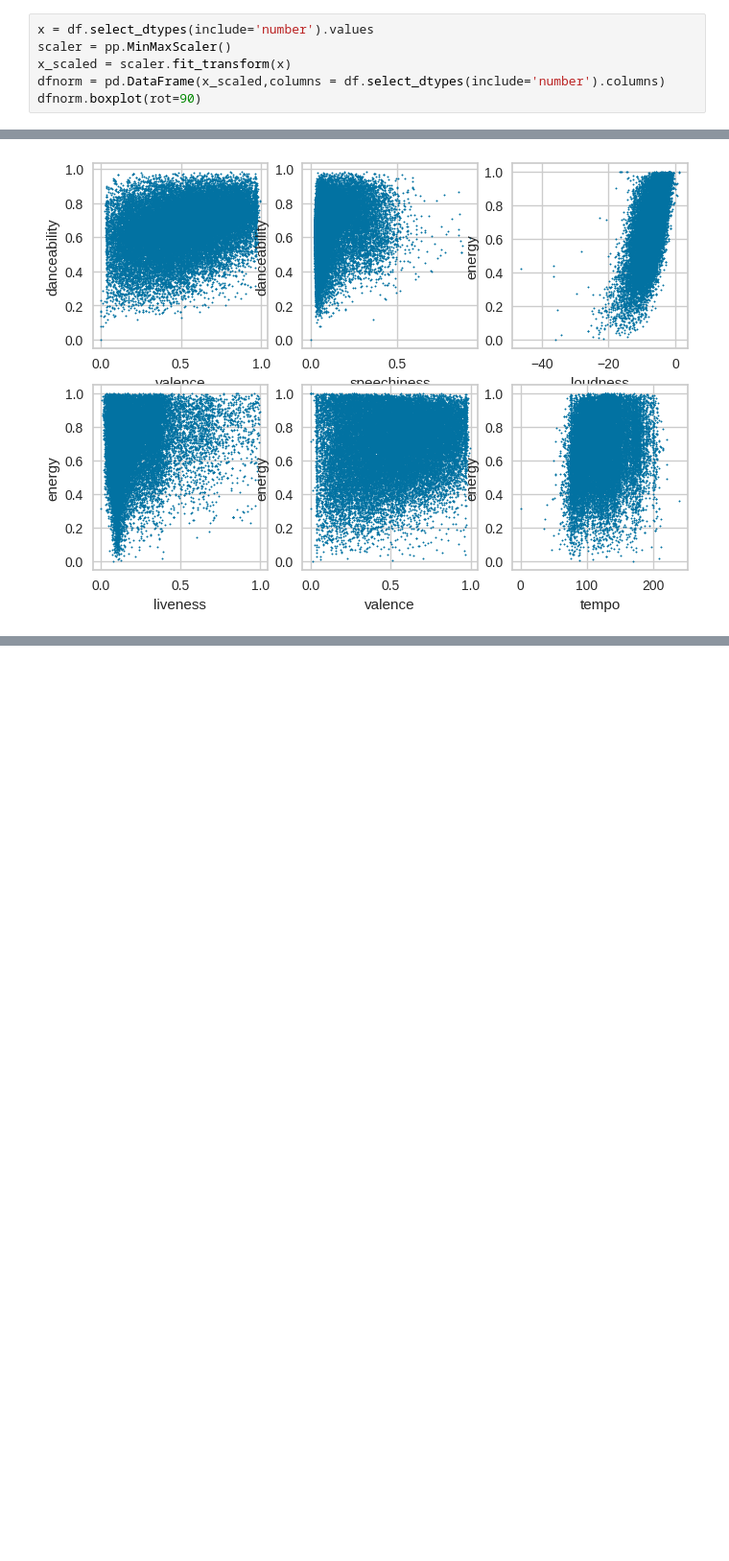
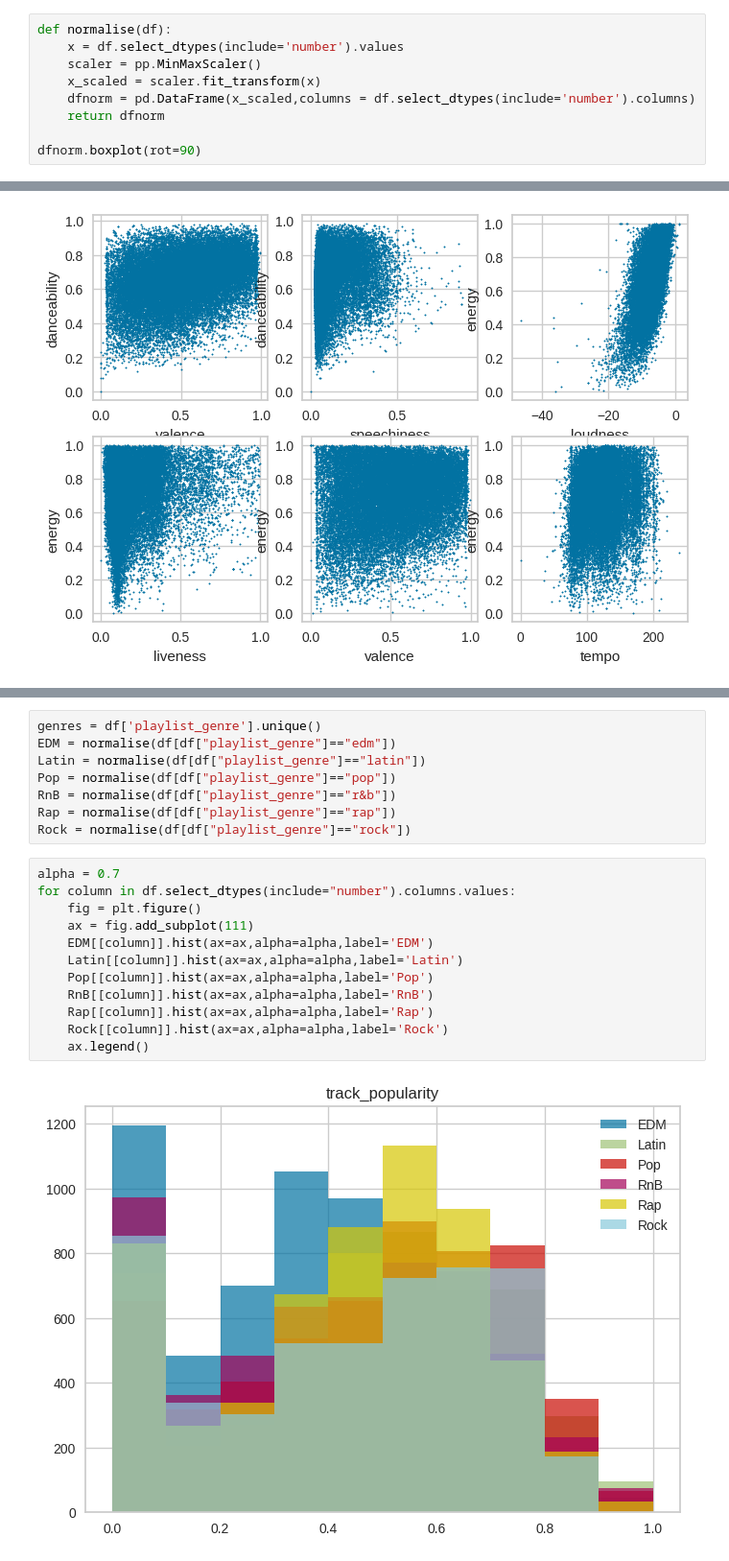
Before and after one commit to ben-carew/Spotify_Analysis, a Jupyter notebook: Spotify.ipynb, the cells around one changed output, grey strips where cells are left out. Shown at 96% size. Cells and saved outputs as stored; diff of their text form; blank space fills up the shorter version.

Commit message:
genre analysis start

```diff
--- a/Spotify.ipynb
+++ b/Spotify.ipynb
@@ -63,10 +63,13 @@ pd.plotting.scatter_matrix(df);
 # %% [output]
 [figure]
 # %%
-x = df.select_dtypes(include='number').values
-scaler = pp.MinMaxScaler()
-x_scaled = scaler.fit_transform(x)
-dfnorm = pd.DataFrame(x_scaled,columns = df.select_dtypes(include='number').columns)
+def normalise(df):
+    x = df.select_dtypes(include='number').values
+    scaler = pp.MinMaxScaler()
+    x_scaled = scaler.fit_transform(x)
+    dfnorm = pd.DataFrame(x_scaled,columns = df.select_dtypes(include='number').columns)
+    return dfnorm
+
 dfnorm.boxplot(rot=90)
 # %% [output]
 <Axes: >
@@ -103,0 +119,22 @@ Text(0, 0.5, 'energy')
+# %%
+genres = df['playlist_genre'].unique()
+EDM = normalise(df[df["playlist_genre"]=="edm"])
+Latin = normalise(df[df["playlist_genre"]=="latin"])
+Pop = normalise(df[df["playlist_genre"]=="pop"])
+RnB = normalise(df[df["playlist_genre"]=="r&b"])
+Rap = normalise(df[df["playlist_genre"]=="rap"])
+Rock = normalise(df[df["playlist_genre"]=="rock"])
+# %%
+alpha = 0.7
+for column in df.select_dtypes(include="number").columns.values:
+    fig = plt.figure()
+    ax = fig.add_subplot(111)
+    EDM[[column]].hist(ax=ax,alpha=alpha,label='EDM')
+    Latin[[column]].hist(ax=ax,alpha=alpha,label='Latin')
+    Pop[[column]].hist(ax=ax,alpha=alpha,label='Pop')
+    RnB[[column]].hist(ax=ax,alpha=alpha,label='RnB')
+    Rap[[column]].hist(ax=ax,alpha=alpha,label='Rap')
+    Rock[[column]].hist(ax=ax,alpha=alpha,label='Rock')
+    ax.legend()
+# %% [output]
+[figure, added]
```
Also changed, not shown: parts of 4 cells of this notebook, 1 other file.
